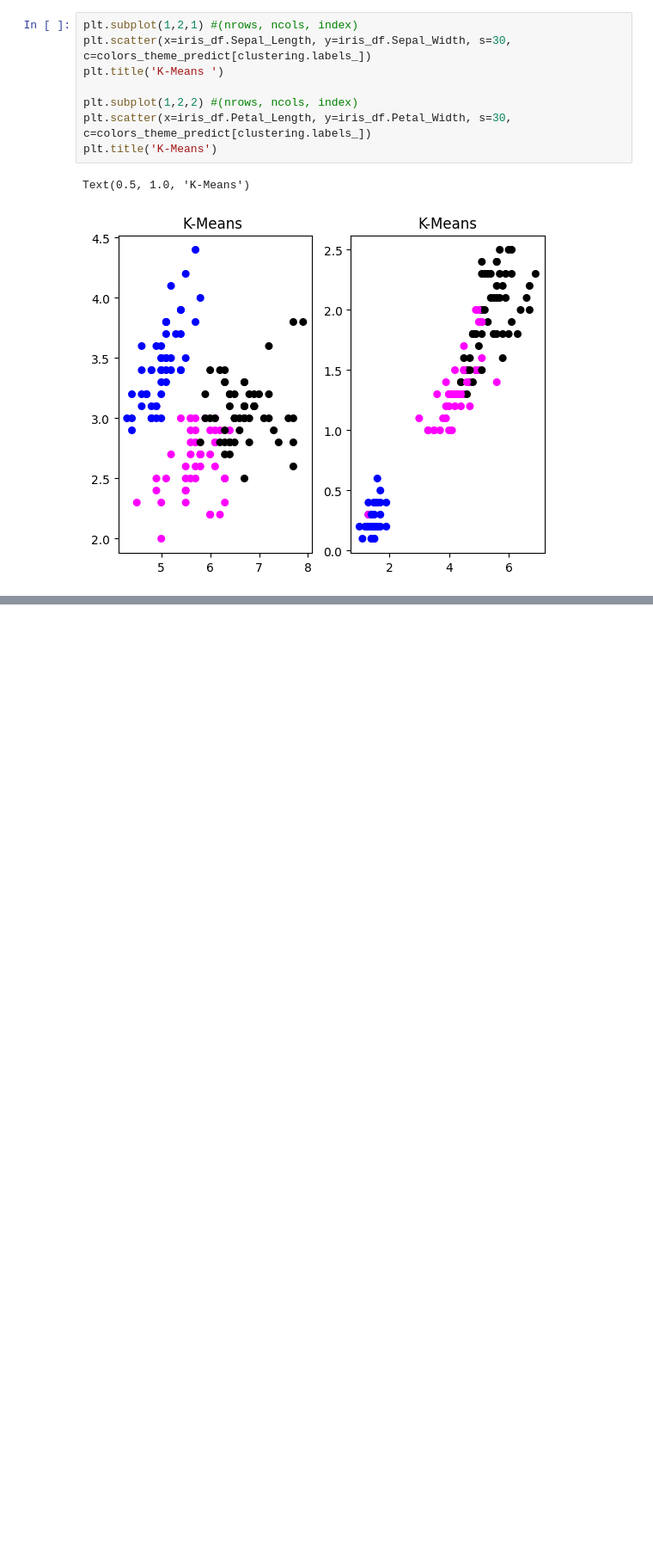
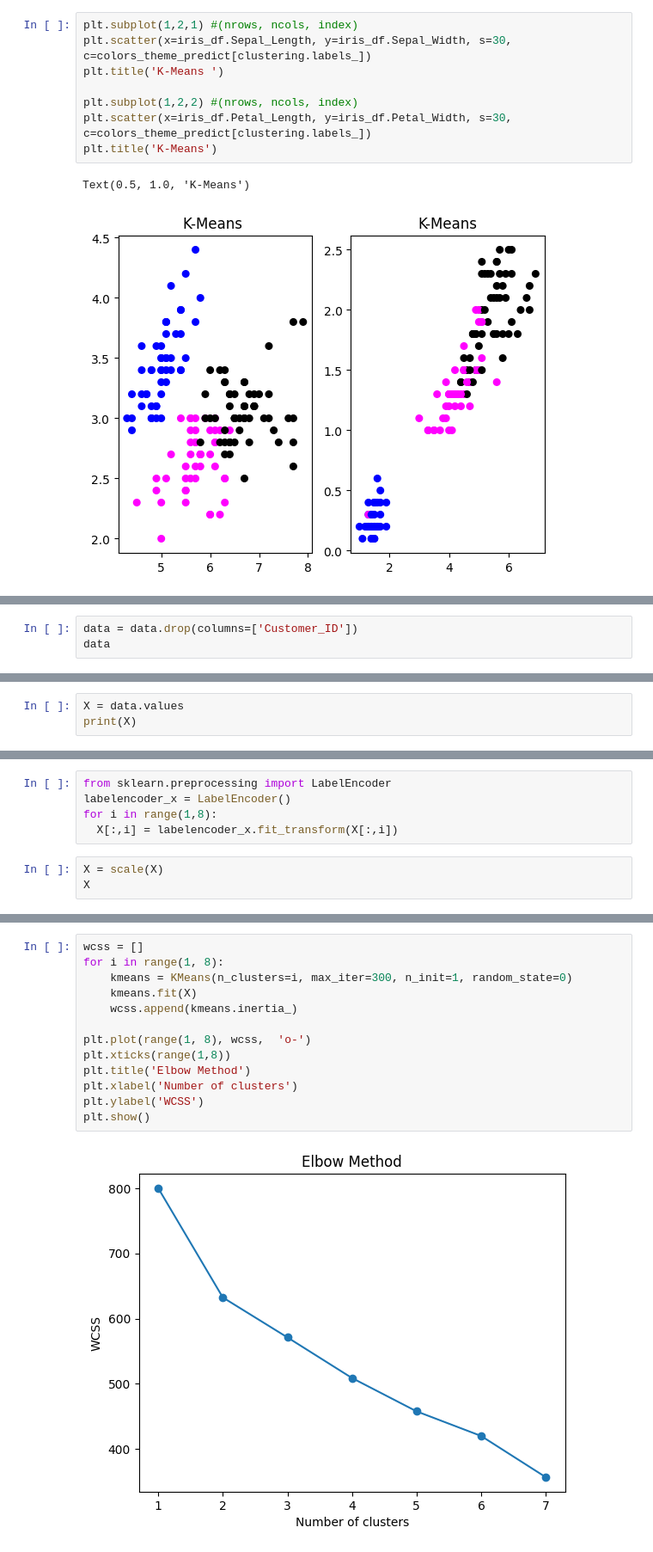
Before and after one commit to ewakelian/DX210-FINAL, a Jupyter notebook: dx210Final.ipynb, the cells around one changed output, grey strips where cells are left out. Shown at 86% size. Saved outputs shown, nothing was run; the diff lists cells and outputs as text; blank space fills up the shorter version.

```diff
--- a/dx210Final.ipynb
+++ b/dx210Final.ipynb
@@ -614,0 +645,3 @@ Text(0.5, 1.0, 'K-Means')
+# %%
+data = data.drop(columns=['Customer_ID'])
+data
@@ -614,0 +679,3 @@ Text(0.5, 1.0, 'K-Means')
+# %%
+X = data.values
+print(X)
@@ -614,0 +700,8 @@ Text(0.5, 1.0, 'K-Means')
+# %%
+from sklearn.preprocessing import LabelEncoder
+labelencoder_x = LabelEncoder()
+for i in range(1,8):
+  X[:,i] = labelencoder_x.fit_transform(X[:,i])
+# %%
+X = scale(X)
+X
@@ -614,0 +726,15 @@ Text(0.5, 1.0, 'K-Means')
+# %%
+wcss = []
+for i in range(1, 8):
+    kmeans = KMeans(n_clusters=i, max_iter=300, n_init=1, random_state=0)
+    kmeans.fit(X)
+    wcss.append(kmeans.inertia_)
+
+plt.plot(range(1, 8), wcss,  'o-')
+plt.xticks(range(1,8))
+plt.title('Elbow Method')
+plt.xlabel('Number of clusters')
+plt.ylabel('WCSS')
+plt.show()
+# %% [output]
+[figure, added]
```
Also changed, not shown: parts of 15 cells of this notebook.
